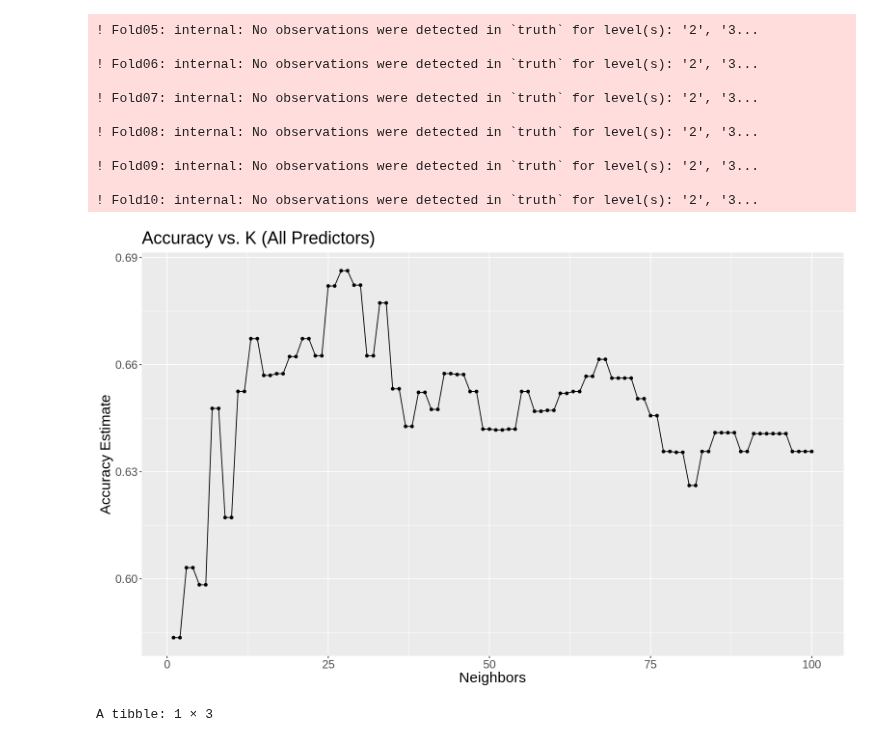
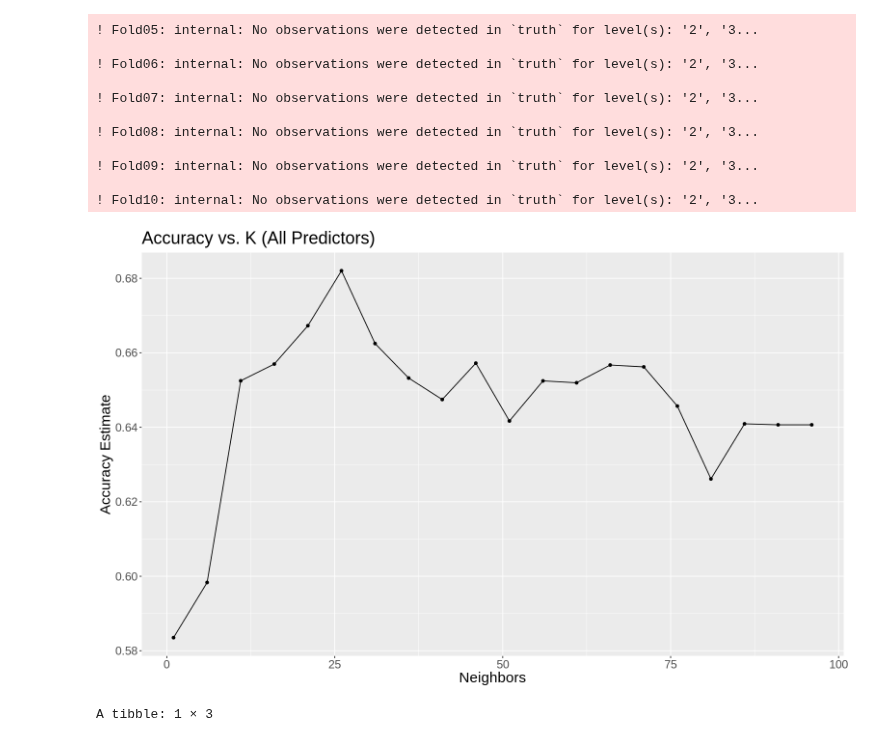
Before and after one commit to camirr/Heart-Disease-Data-Set-Case-Study, a Jupyter notebook: Project_report.ipynb, the cells around one changed output. Cells and saved outputs as stored; diff of their text form; code cells hidden in the pictures.

Commit message:
Checked "all predictors" again, same result

```diff
--- a/Project_report.ipynb
+++ b/Project_report.ipynb
@@ -485,25 +485,24 @@ A tibble: 1 × 3
 set.seed(999)
 
 # Create the standardization recipe
-heart_disease_recipe_3 <- recipe(diagnosis ~ age + max_hr + resting_BP + cholesterol, data = heart_disease_train) %>%
-                        step_scale(all_predictors()) %>%
-                        step_center(all_predictors())
-
+all_predictors_recipe <- recipe(diagnosis ~ age + max_hr + resting_BP + cholesterol, data = heart_disease_train) %>%
+                        step_center(all_predictors()) %>%
+                        step_scale(all_predictors())
 # Create the KNN model specification
-knn_spec_3 <- nearest_neighbor(weight_func = "rectangular", neighbors = tune()) %>%
+knn_spec_all_predictors <- nearest_neighbor(weight_func = "rectangular", neighbors = tune()) %>%
             set_engine("kknn")%>%
             set_mode("classification")
 
 # Perform 10-fold cross-validation
-heart_disease_vfold_3 <- vfold_cv(heart_disease_train, v = 10, strata = diagnosis)
+heart_disease_vfold_all_predictors <- vfold_cv(heart_disease_train, v = 10, strata = diagnosis)
 
 # Put the recipe and model specification in a workflow
-k_vals_3 <- tibble(neighbors = seq(from = 1, to = 100, by = 1))
+k_vals_all_predictors <- tibble(neighbors = seq(from = 1, to = 100, by = 5))
 
-knn_results_3 <- workflow() %>%
-            add_recipe(heart_disease_recipe_3)%>%
-            add_model(knn_spec_3) %>%
-            tune_grid(resamples = heart_disease_vfold_3, grid = k_vals_3) %>%
+knn_results_all_predictors <- workflow() %>%
+            add_recipe(all_predictors_recipe)%>%
+            add_model(knn_spec_all_predictors) %>%
+            tune_grid(resamples = heart_disease_vfold_all_predictors, grid = k_vals_all_predictors) %>%
             collect_metrics()
 # %% [output]
 ! Fold01: internal: No observations were detected in `truth` for level(s): '2', '3...
@@ -527,20 +526,20 @@ knn_results_3 <- workflow() %>%
 ! Fold10: internal: No observations were detected in `truth` for level(s): '2', '3...
 # %%
 # Filter for accuracy from the .metric column
-accuracies_3 <- knn_results_3 %>%
+accuracies_all_predictors <- knn_results_all_predictors %>%
        filter(.metric == "accuracy")
 
 
 # Select K by plotting Accuracy vs. K
 
-accuracy_vs_k_3 <- ggplot(accuracies_3, aes(x = neighbors, y = mean))+
+accuracy_vs_k_all_predictors <- ggplot(accuracies_all_predictors, aes(x = neighbors, y = mean))+
                     geom_point()+
                     geom_line()+
                     labs(x = "Neighbors", y = "Accuracy Estimate")+
                     theme(text = element_text(size = 18))+
                     ggtitle("Accuracy vs. K (All Predictors)")
-accuracy_vs_k_3
+accuracy_vs_k_all_predictors
 # %% [output]
-[figure, old version]
+[figure, new version]
 # %%
 # Make a new model specification for the best paramter value and retrain the classifier using the fit function.
```
Also changed, not shown: parts of 1 cell of this notebook.
